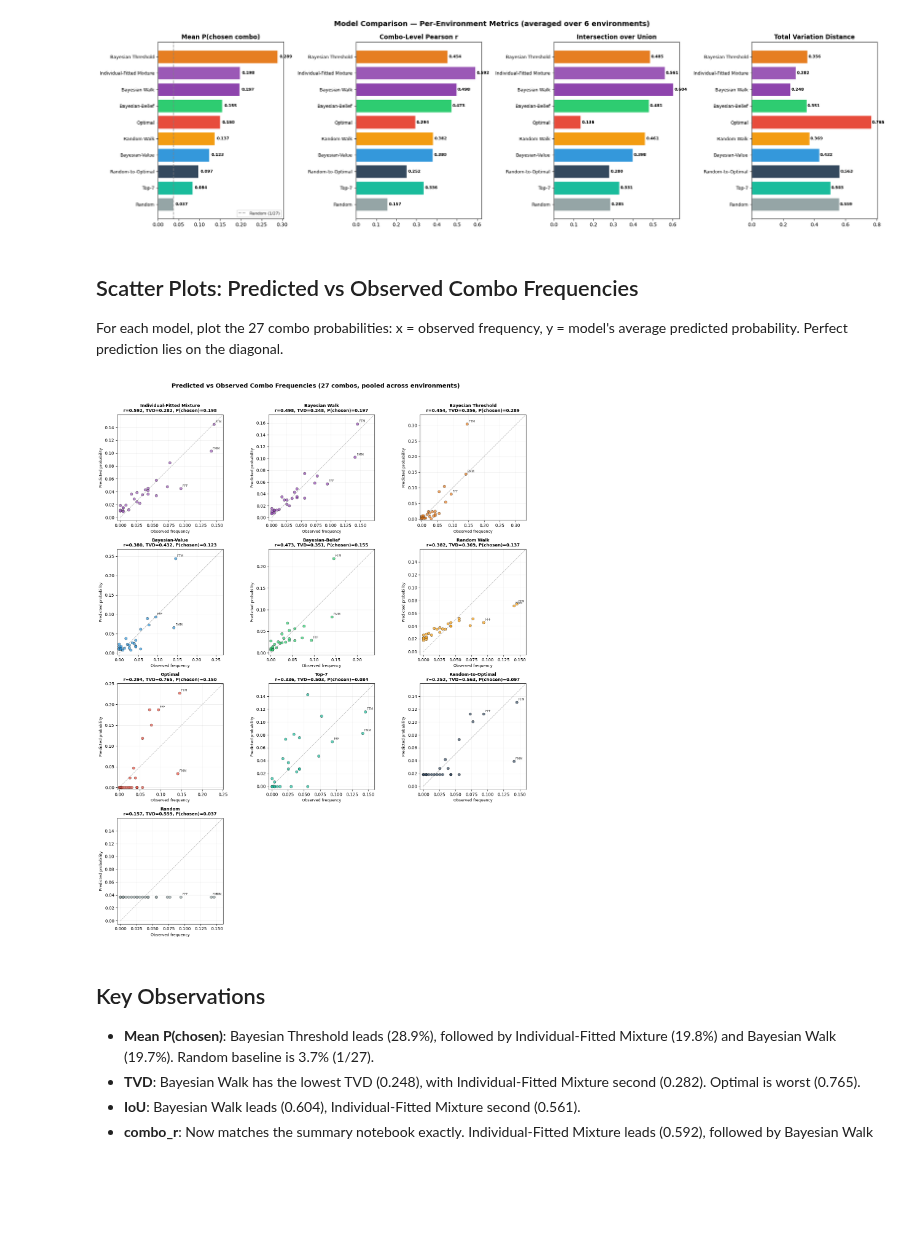
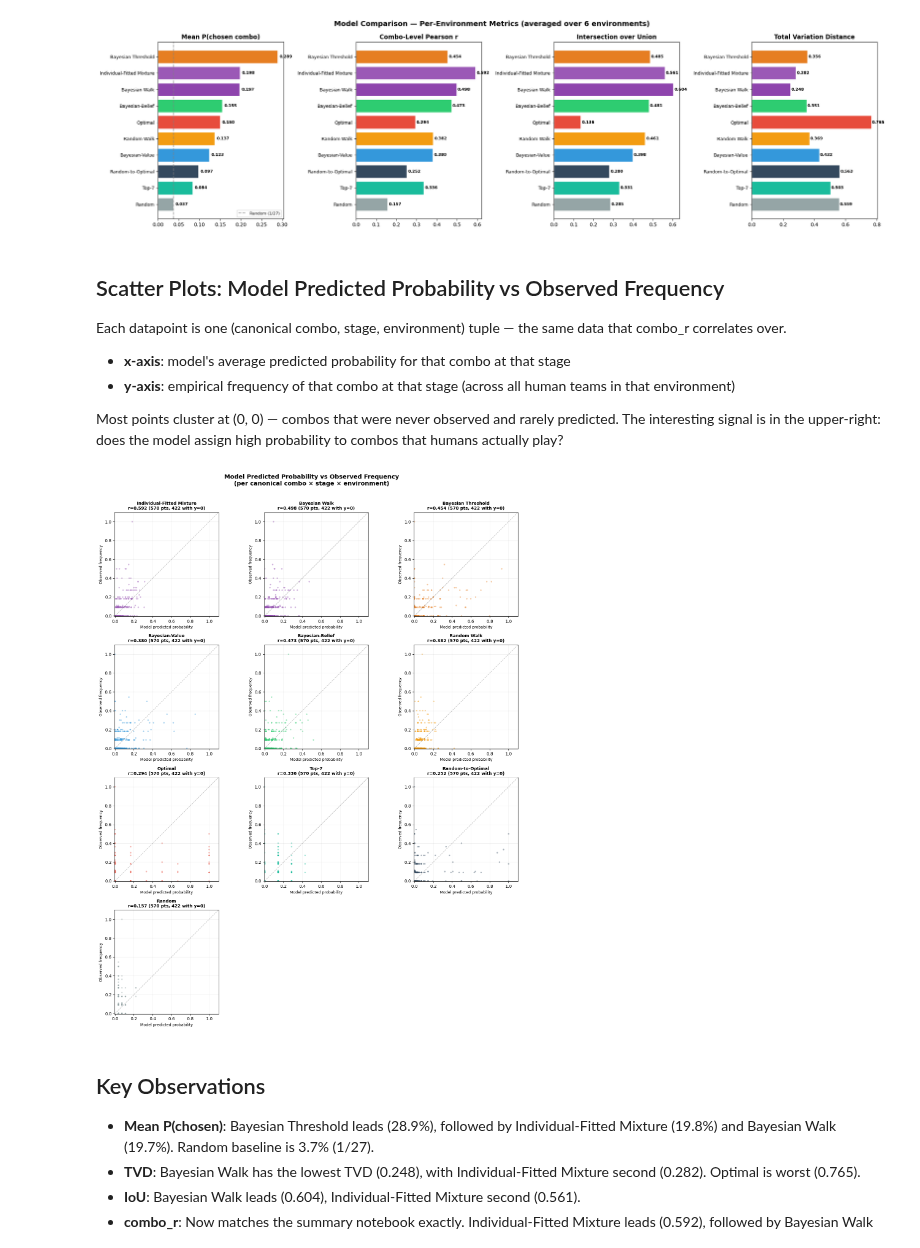
Before and after one commit to jolow99/bayesian-role-specialization, a Jupyter notebook: analysis/experiments/2026-03-30-additional-metrics/analysis.ipynb, the cells around one changed output. Saved outputs shown, nothing was run; the diff lists cells and outputs as text; code cells hidden in the pictures; blank space fills up the shorter version.

```diff
--- a/analysis/experiments/2026-03-30-additional-metrics/analysis.ipynb
+++ b/analysis/experiments/2026-03-30-additional-metrics/analysis.ipynb
@@ -689,55 +707,87 @@ plt.show()
 # %% [output]
 [figure]
 # %% [markdown]
-## Scatter Plots: Predicted vs Observed Combo Frequencies
+## Scatter Plots: Model Predicted Probability vs Observed Frequency
 
-For each model, plot the 27 combo probabilities: x = observed frequency, y = model's average predicted probability. Perfect prediction lies on the diagonal.
+Each datapoint is one (canonical combo, stage, environment) tuple — the same data that combo_r correlates over.
+
+- **x-axis**: model's average predicted probability for that combo at that stage
+- **y-axis**: empirical frequency of that combo at that stage (across all human teams in that environment)
+
+Most points cluster at (0, 0) — combos that were never observed and rarely predicted. The interesting signal is in the upper-right: does the model assign high probability to combos that humans actually play?
 # %%
 
-# ========== SCATTER PLOTS: predicted vs observed combo frequencies ==========
+# ========== SCATTER PLOTS: model predicted prob vs observed frequency ==========
+# Each datapoint = (canonical combo, stage, environment)
+# x = model's average predicted probability for that combo at that stage
+# y = empirical frequency of that combo at that stage (across all teams in that env)
+# This matches exactly what compute_pearson correlates.
+
+from scipy.stats import pearsonr as _pearsonr
+
 model_names_plot = ['Individual-Fitted Mixture', 'Bayesian Walk', 'Bayesian Threshold', 'Bayesian-Value',
                     'Bayesian-Belief', 'Random Walk', 'Optimal', 'Top-7', 'Random-to-Optimal', 'Random']
 
 ncols = 3
 nrows = 4
 fig, axes = plt.subplots(nrows, ncols, figsize=(15, 18))
 
 for idx, name in enumerate(model_names_plot):
     ax = axes[idx // ncols][idx % ncols]
-    m = results[name]
-    obs = m['obs_dist']
-    pred = m['pred_dist']
 
-    ax.scatter(obs, pred, c=MODEL_COLORS.get(name, '#95a5a6'), s=40, alpha=0.7, edgecolors='k', linewidths=0.5)
+    # Get the per-(combo, stage, env) data from run_predictions
+    all_results = run_predictions(team_records, MODELS[name])
 
-    max_val = max(obs.max(), pred.max()) * 1.1
+    model_probs = []  # x-axis: model predicted probability
+    human_freqs = []  # y-axis: observed empirical frequency
+
+    for env_id, data in all_results.items():
+        for s in range(data['max_stages']):
+            predicted = data['stage_predicted'].get(s)
+            human_counts = data['stage_human'].get(s, {})
+            n = data['stage_counts'].get(s, 0)
+            if predicted is None or n == 0:
+                continue
+            for cc in data['canonical_combos']:
+                model_probs.append(predicted.get(cc, 0.0))
+                human_freqs.append(human_counts.get(cc, 0) / n)
+
+    model_probs = np.array(model_probs)
+    human_freqs = np.array(human_freqs)
+
+    # Compute r for display (should match compute_pearson)
+    if np.std(model_probs) > 1e-10 and np.std(human_freqs) > 1e-10:
+        r, _ = _pearsonr(model_probs, human_freqs)
+    else:
+        r = float('nan')
+
+    ax.scatter(model_probs, human_freqs, c=MODEL_COLORS.get(name, '#95a5a6'),
+              s=12, alpha=0.4, edgecolors='none')
+
+    max_val = max(model_probs.max(), human_freqs.max()) * 1.1
     ax.plot([0, max_val], [0, max_val], 'k--', alpha=0.3, linewidth=1)
 
-    top_obs = np.argsort(obs)[-3:]
-    for i in top_obs:
-        if obs[i] > 0.02:
-            ax.annotate(ALL_ROLE_COMBOS[i], (obs[i], pred[i]), fontsize=7,
-                       textcoords='offset points', xytext=(4, 4), alpha=0.8)
-
-    ax.set_xlabel('Observed frequency', fontsize=9)
-    ax.set_ylabel('Predicted probability', fontsize=9)
-    ax.set_title(f'{name}\nr={m["combo_r"]:.3f}, TVD={m["tvd"]:.3f}, P(chosen)={m["mean_choice_prob"]:.3f}',
+    ax.set_xlabel('Model predicted probability', fontsize=9)
+    ax.set_ylabel('Observed frequency', fontsize=9)
+    n_pts = len(model_probs)
+    n_zero = (human_freqs == 0).sum()
+    ax.set_title(f'{name}\nr={r:.3f} ({n_pts} pts, {n_zero} with y=0)',
                 fontsize=10, fontweight='bold')
     ax.set_xlim(-0.005, max_val)
     ax.set_ylim(-0.005, max_val)
     ax.set_aspect('equal')
     ax.grid(True, alpha=0.2)
 
-# Hide empty subplots
 for idx in range(len(model_names_plot), nrows * ncols):
     axes[idx // ncols][idx % ncols].set_visible(False)
 
-plt.suptitle('Predicted vs Observed Combo Frequencies (27 combos, pooled across environments)', fontsize=14, fontweight='bold', y=1.01)
+plt.suptitle('Model Predicted Probability vs Observed Frequency\n(per canonical combo × stage × environment)',
+            fontsize=14, fontweight='bold', y=1.01)
 plt.tight_layout()
 plt.savefig(SAVE_DIR / 'scatter_pred_vs_obs.png', dpi=150, bbox_inches='tight')
 plt.show()
 # %% [output]
-[figure, old version]
+[figure, new version]
 # %% [markdown]
 ## Key Observations
 
```
Also changed, not shown: parts of 3 cells of this notebook, 1 other file.
